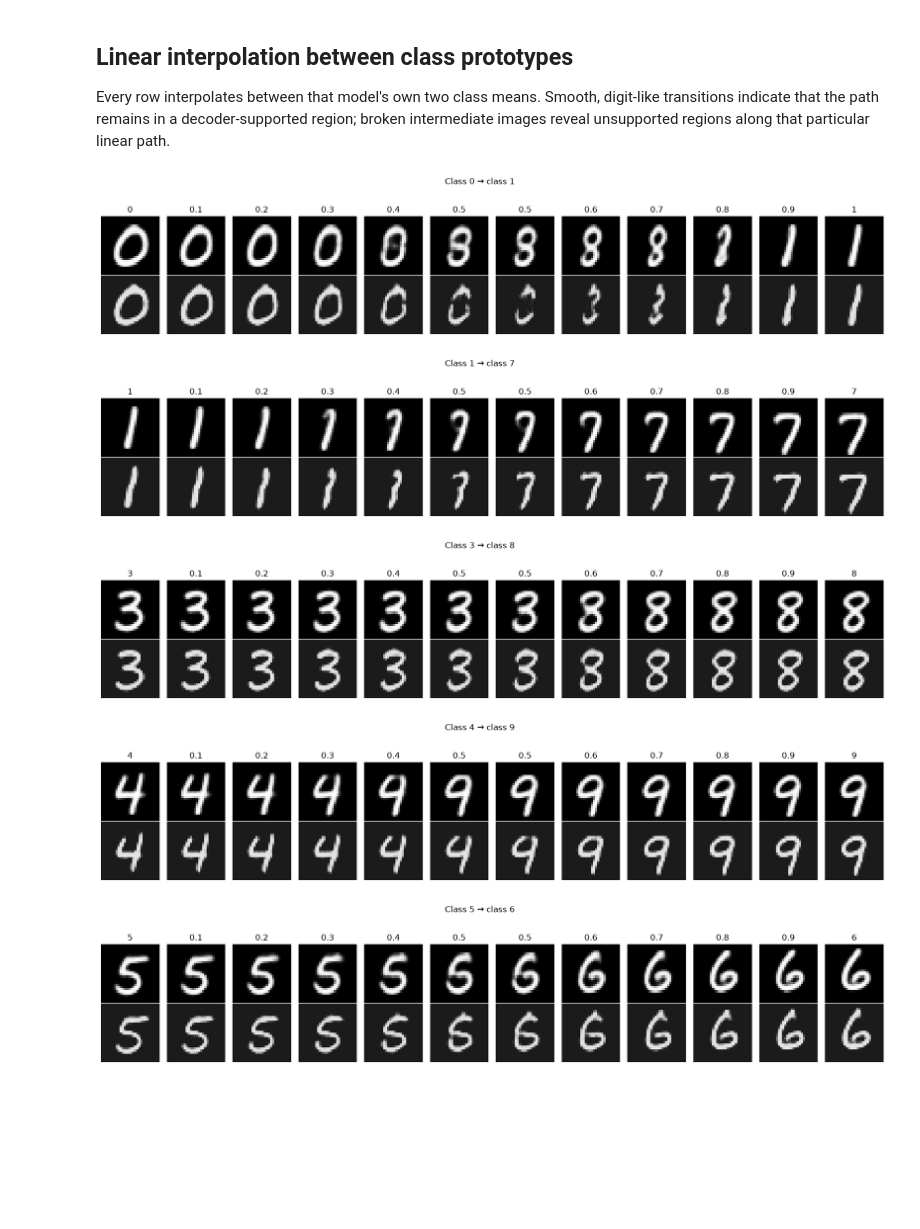
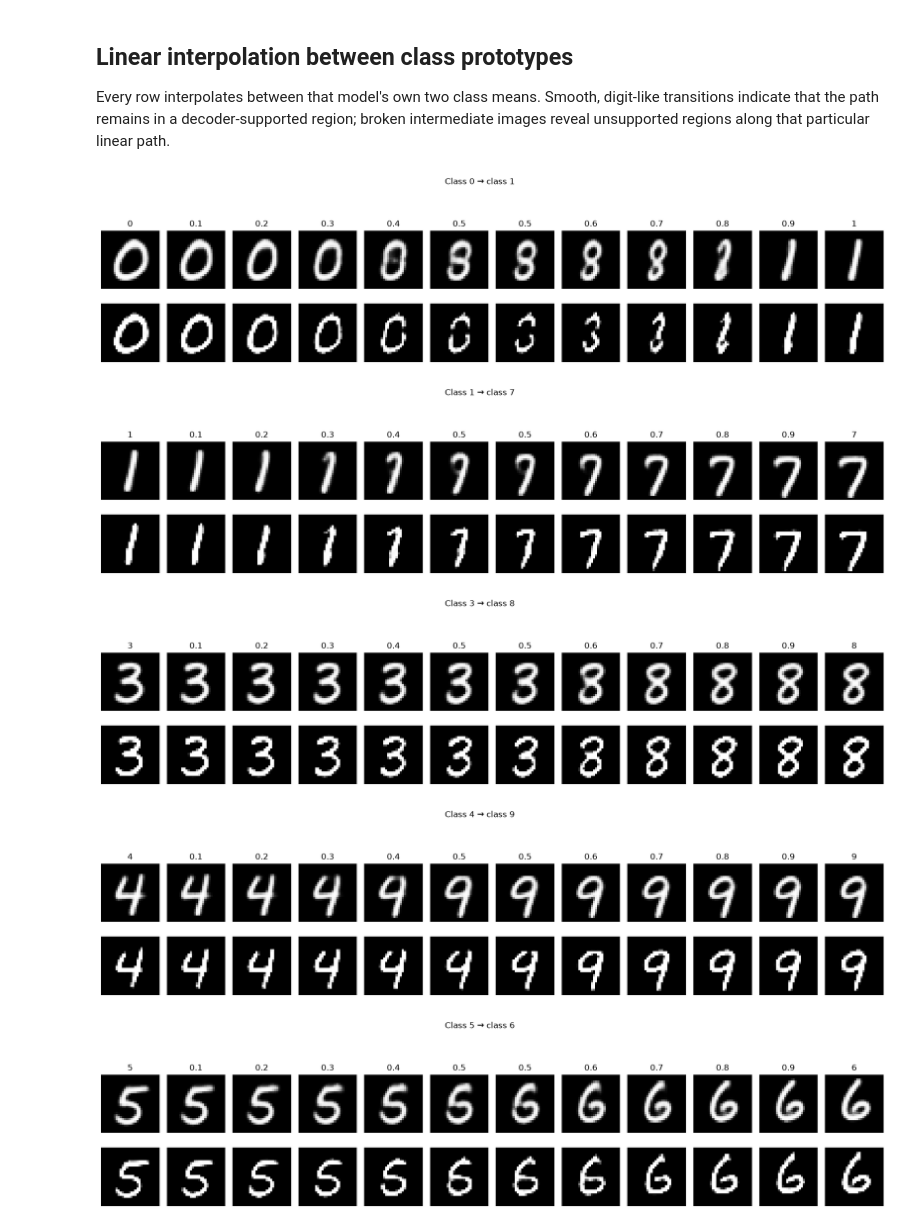
Before and after one commit to gianmarco00/domain-knowledge-analysis-generative-models, a Jupyter notebook: notebooks/compare_two_vae_latent_spaces.ipynb, the cells around one changed output. Saved outputs shown, nothing was run; the diff lists cells and outputs as text; code cells hidden in the pictures; blank space fills up the shorter version.

```diff
--- a/notebooks/compare_two_vae_latent_spaces.ipynb
+++ b/notebooks/compare_two_vae_latent_spaces.ipynb
@@ -281,16 +287,10 @@ class | count | ||class mean|| | mean aggregate std | mean KL
 # %%
 @torch.no_grad()
-def decode_expected_images(model, latents):
-    """Decode E[x|z] so different observation models are comparable."""
+def decode_parameter_images(model, latents):
+    """Decode the observation-distribution parameter image."""
     model.eval()
     logits = model.decoder(latents.to(DEVICE))
-
-    if model.decoder_distribution_name == "continuous_bernoulli":
-        lambda_ = continuous_bernoulli_probs_from_logits(logits)
-        images = ContinuousBernoulli(probs=lambda_).mean
-    else:
-        images = torch.sigmoid(logits)
-
+    images = torch.sigmoid(logits)
     return images.clamp(0.0, 1.0).cpu()
 
 
@@ -344,8 +344,8 @@ These rows decode $z \sim \mathcal{N}(0, I)$. They provide the most direct visua
 # %%
 figure, axes = plt.subplots(
-    nrows=2,
+    nrows=len(models),
     ncols=NUM_PRIOR_SAMPLES,
-    figsize=(1.45 * NUM_PRIOR_SAMPLES, 3.5),
+    figsize=(1.45 * NUM_PRIOR_SAMPLES, 1.8 * len(models) + 0.8),
     squeeze=False,
 )
 
@@ -356,13 +356,13 @@ for row, item in enumerate(models):
         item["latent_dim"],
         generator=generator,
     )
-    images = decode_expected_images(item["model"], latents)
+    images = decode_parameter_images(item["model"], latents)
 
     for column, image in enumerate(images):
         show_image(axes[row, column], image)
     axes[row, 0].set_ylabel(item["name"], rotation=0, labelpad=45, va="center")
 
-figure.suptitle("Standard-normal prior samples")
+figure.suptitle("Standard-normal prior decoder outputs")
 plt.tight_layout(rect=(0.03, 0.0, 1.0, 0.93))
 plt.show()
 plt.close(figure)
@@ -374,9 +374,9 @@ plt.close(figure)
 Each image is decoded from the mean of the encoded class aggregate. Separate models have separate latent coordinate systems, so every model uses its own class mean.
 # %%
 figure, axes = plt.subplots(
-    nrows=2,
+    nrows=len(models),
     ncols=len(class_ids),
-    figsize=(1.55 * len(class_ids), 3.6),
+    figsize=(1.55 * len(class_ids), 1.8 * len(models) + 0.8),
     squeeze=False,
 )
 
@@ -384,7 +384,7 @@ for row, item in enumerate(models):
     prototype_latents = torch.stack(
         [item["class_statistics"][class_id]["mean"] for class_id in class_ids]
     )
-    prototype_images = decode_expected_images(item["model"], prototype_latents)
+    prototype_images = decode_parameter_images(item["model"], prototype_latents)
 
     for column, (class_id, image) in enumerate(zip(class_ids, prototype_images)):
         show_image(axes[row, column], image, title=str(class_id) if row == 0 else None)
@@ -403,9 +403,9 @@ With the default `empirical_mixture` method, an encoded example of the requested
 # %%
 for class_id in class_ids:
     figure, axes = plt.subplots(
-        nrows=2,
+        nrows=len(models),
         ncols=NUM_CLASS_SAMPLES + 1,
-        figsize=(1.4 * (NUM_CLASS_SAMPLES + 1), 3.5),
+        figsize=(1.4 * (NUM_CLASS_SAMPLES + 1), 1.8 * len(models) + 0.8),
         squeeze=False,
     )
 
@@ -422,7 +422,7 @@ for class_id in class_ids:
         )
         prototype = item["class_statistics"][class_id]["mean"].unsqueeze(0)
         latents = torch.cat([prototype, sampled_latents], dim=0)
-        images = decode_expected_images(item["model"], latents)
+        images = decode_parameter_images(item["model"], latents)
 
         for column, image in enumerate(images):
             title = "prototype" if row == 0 and column == 0 else None
@@ -468,47 +468,47 @@ for start_class, end_class in INTERPOLATION_PAIRS:
         )
 
     figure, axes = plt.subplots(
-        nrows=2,
+        nrows=len(models),
         ncols=INTERPOLATION_STEPS,
-        figsize=(1.4 * INTERPOLATION_STEPS, 3.5),
+        figsize=(1.4 * INTERPOLATION_STEPS, 1.8 * len(models) + 0.8),
         squeeze=False,
     )
 
     for row, item in enumerate(models):
         start = item["class_statistics"][start_class]["mean"]
         end = item["class_statistics"][end_class]["mean"]
         path = linear_interpolation(start, end, INTERPOLATION_STEPS)
-        images = decode_expected_images(item["model"], path)
+        images = decode_parameter_images(item["model"], path)
 
         for column, image in enumerate(images):
             if row == 0:
                 if column == 0:
                     title = str(start_class)
                 elif column == INTERPOLATION_STEPS - 1:
                     title = str(end_class)
                 else:
                     title = f"{column / (INTERPOLATION_STEPS - 1):.1f}"
             else:
                 title = None
             show_image(axes[row, column], image, title=title)
 
         axes[row, 0].set_ylabel(
             item["name"],
             rotation=0,
             labelpad=45,
             va="center",
         )
 
     figure.suptitle(f"Class {start_class} → class {end_class}")
     plt.tight_layout(rect=(0.03, 0.0, 1.0, 0.93))
     plt.show()
     plt.close(figure)
 # %% [output]
-[figure, old version]
+[figure, new version]
-[figure, old version]
+[figure, new version]
-[figure, old version]
+[figure, new version]
-[figure, old version]
+[figure, new version]
-[figure, old version]
+[figure, new version]
 # %% [markdown]
 ## Interpretation notes
 
```
Also changed, not shown: parts of 13 cells of this notebook.
